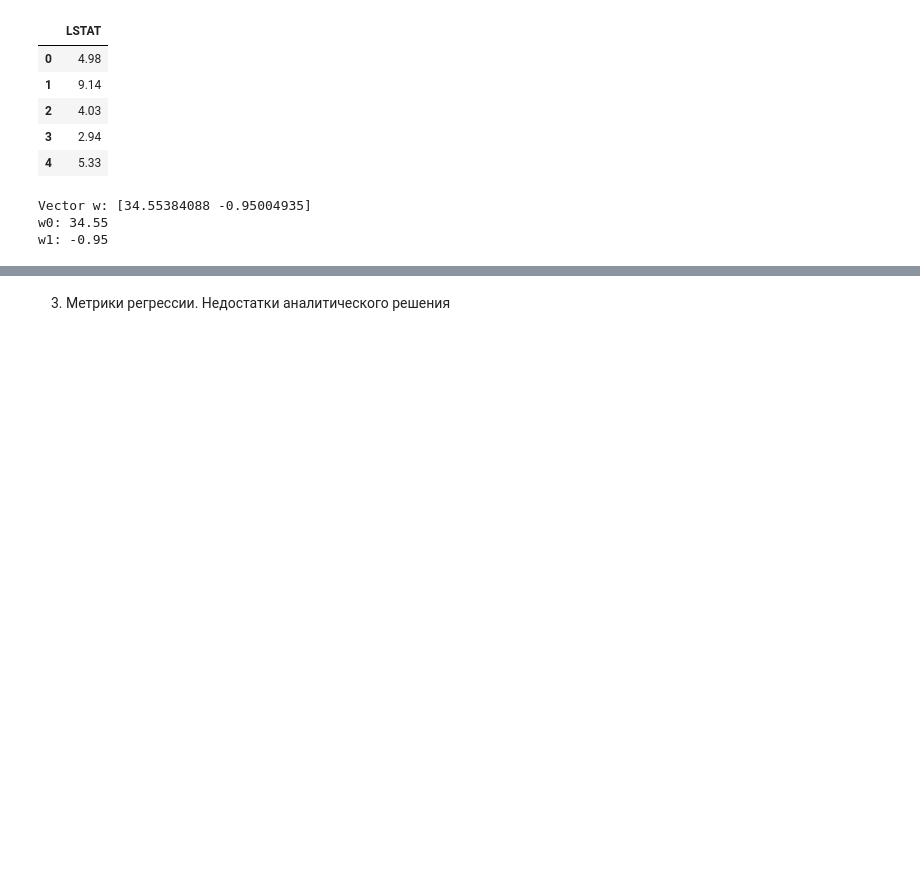
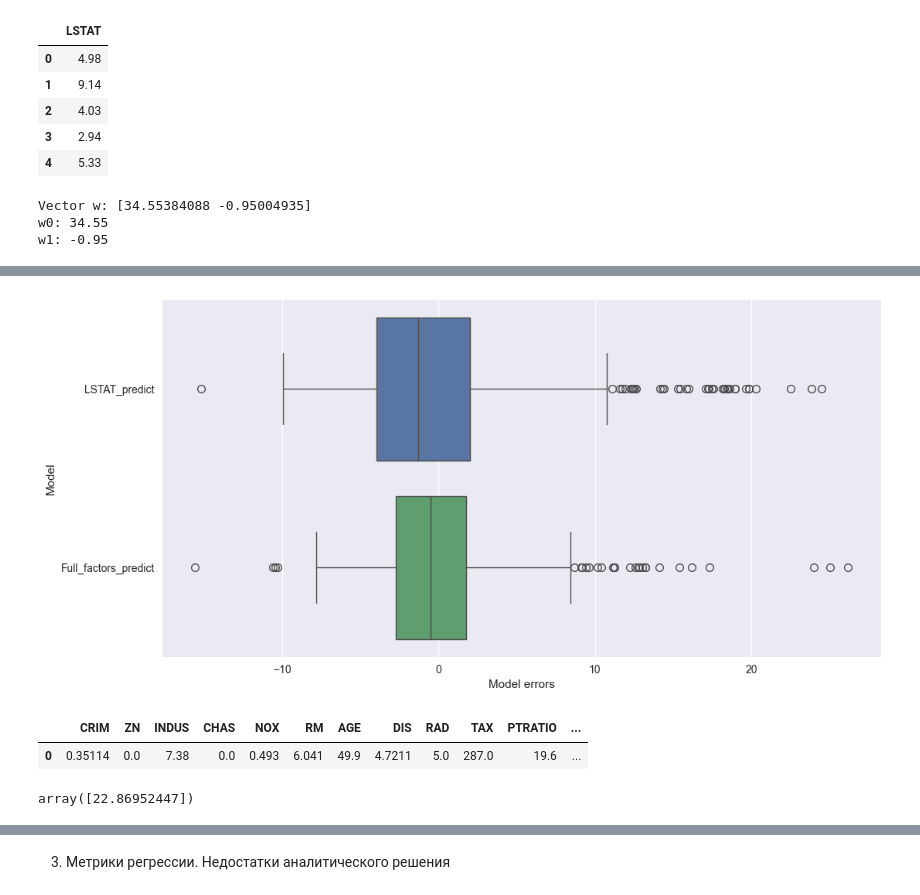
Before and after one commit to eartzhi/lessons, a Jupyter notebook: ml_02/ml_02.ipynb, the cells around one changed output, grey strips where cells are left out. Cells and saved outputs as stored; diff of their text form; code cells hidden in the pictures; blank space fills up the shorter version.

```diff
--- a/ml_02/ml_02.ipynb
+++ b/ml_02/ml_02.ipynb
@@ -93,0 +176,42 @@ w1: -0.95
+# %%
+#Визуализируем ошибки
+fig, ax = plt.subplots(figsize=(12, 6)) #фигура + координатная плоскость
+#Ошибки модели на одном факторе LSTAT
+y_errors_lstat = y - lr_lstat.predict(boston_data[['LSTAT']])
+#Ошибки модели на всех факторах
+y_errors_full = y - lr_full.predict(boston_data[features])
+#Для удобства визуализации составим DataFrame из ошибок
+errors_df = pd.DataFrame(
+    {'LSTAT_predict': y_errors_lstat,
+     'Full_factors_predict': y_errors_full
+    }
+)
+#Строим boxplot для ошибок
+sns.boxplot(data=errors_df, orient='h', ax=ax)
+ax.set_xlabel('Model errors') #название оси абсцисс
+ax.set_ylabel('Model'); #название оси ординат
+# %% [output]
+[figure, added]
+# %%
+predict_data = pd.DataFrame([{'CRIM': 0.35114,
+'ZN'       : 0.00000,
+'INDUS'       : 7.38000,
+'CHAS'        : 0.00000,
+'NOX'        :  0.49300,
+'RM'          : 6.04100,
+'AGE'        : 49.90000,
+'DIS'       :   4.72110,
+'RAD'      :    5.00000,
+'TAX'     :   287.00000,
+'PTRATIO':     19.60000,
+'B'   :       396.90000,
+'LSTAT':        7.70000,
+}])
+predict_data
+# %% [output]
+|  | CRIM | ZN | INDUS | CHAS | NOX | RM | AGE | DIS | RAD | TAX | PTRATIO | ... |
+| 0 | 0.35114 | 0.0 | 7.38 | 0.0 | 0.493 | 6.041 | 49.9 | 4.7211 | 5.0 | 287.0 | 19.6 | ... |
+# %%
+lr_full.predict(predict_data)
+# %% [output]
+array([22.86952447])
```
Also changed, not shown: parts of 19 cells of this notebook, 1 other file.
